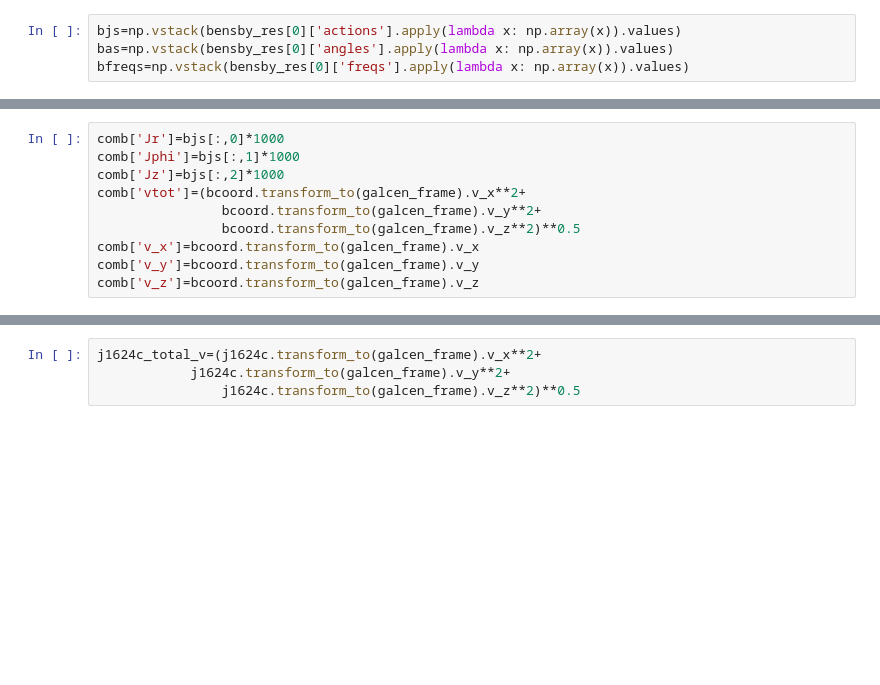
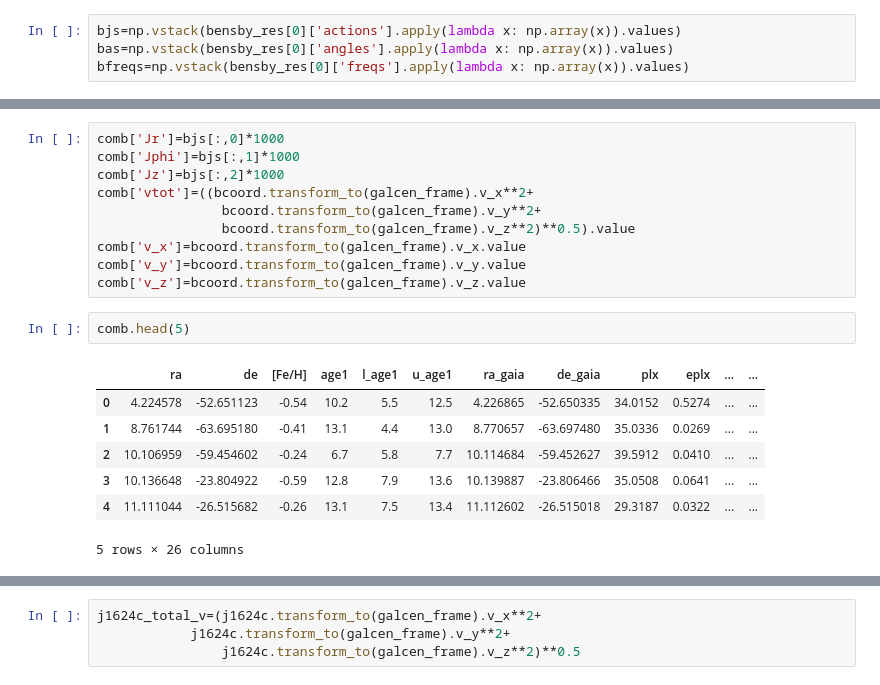
Before and after one commit to caganze/J1624, a Jupyter notebook: notebooks/Orbits and Kinematic Ages.ipynb, the cells around one changed output, grey strips where cells are left out. Cells and saved outputs as stored; diff of their text form; blank space fills up the shorter version.

```diff
--- a/notebooks/Orbits and Kinematic Ages.ipynb
+++ b/notebooks/Orbits and Kinematic Ages.ipynb
@@ -252,9 +246,19 @@ bjs[:,2].min()
 comb['Jr']=bjs[:,0]*1000
 comb['Jphi']=bjs[:,1]*1000
 comb['Jz']=bjs[:,2]*1000
-comb['vtot']=(bcoord.transform_to(galcen_frame).v_x**2+
+comb['vtot']=((bcoord.transform_to(galcen_frame).v_x**2+
                 bcoord.transform_to(galcen_frame).v_y**2+
-                bcoord.transform_to(galcen_frame).v_z**2)**0.5
-comb['v_x']=bcoord.transform_to(galcen_frame).v_x
-comb['v_y']=bcoord.transform_to(galcen_frame).v_y
-comb['v_z']=bcoord.transform_to(galcen_frame).v_z
+                bcoord.transform_to(galcen_frame).v_z**2)**0.5).value
+comb['v_x']=bcoord.transform_to(galcen_frame).v_x.value
+comb['v_y']=bcoord.transform_to(galcen_frame).v_y.value
+comb['v_z']=bcoord.transform_to(galcen_frame).v_z.value
+# %%
+comb.head(5)
+# %% [output]
+|  | ra | de | [Fe/H] | age1 | l_age1 | u_age1 | ra_gaia | de_gaia | plx | eplx | ... | ... |
+| 0 | 4.224578 | -52.651123 | -0.54 | 10.2 | 5.5 | 12.5 | 4.226865 | -52.650335 | 34.0152 | 0.5274 | ... | ... |
+| 1 | 8.761744 | -63.695180 | -0.41 | 13.1 | 4.4 | 13.0 | 8.770657 | -63.697480 | 35.0336 | 0.0269 | ... | ... |
+| 2 | 10.106959 | -59.454602 | -0.24 | 6.7 | 5.8 | 7.7 | 10.114684 | -59.452627 | 39.5912 | 0.0410 | ... | ... |
+| 3 | 10.136648 | -23.804922 | -0.59 | 12.8 | 7.9 | 13.6 | 10.139887 | -23.806466 | 35.0508 | 0.0641 | ... | ... |
+| 4 | 11.111044 | -26.515682 | -0.26 | 13.1 | 7.5 | 13.4 | 11.112602 | -26.515018 | 29.3187 | 0.0322 | ... | ... |
+5 rows × 26 columns
```
Also changed, not shown: parts of 32 cells of this notebook, 7 other files.
